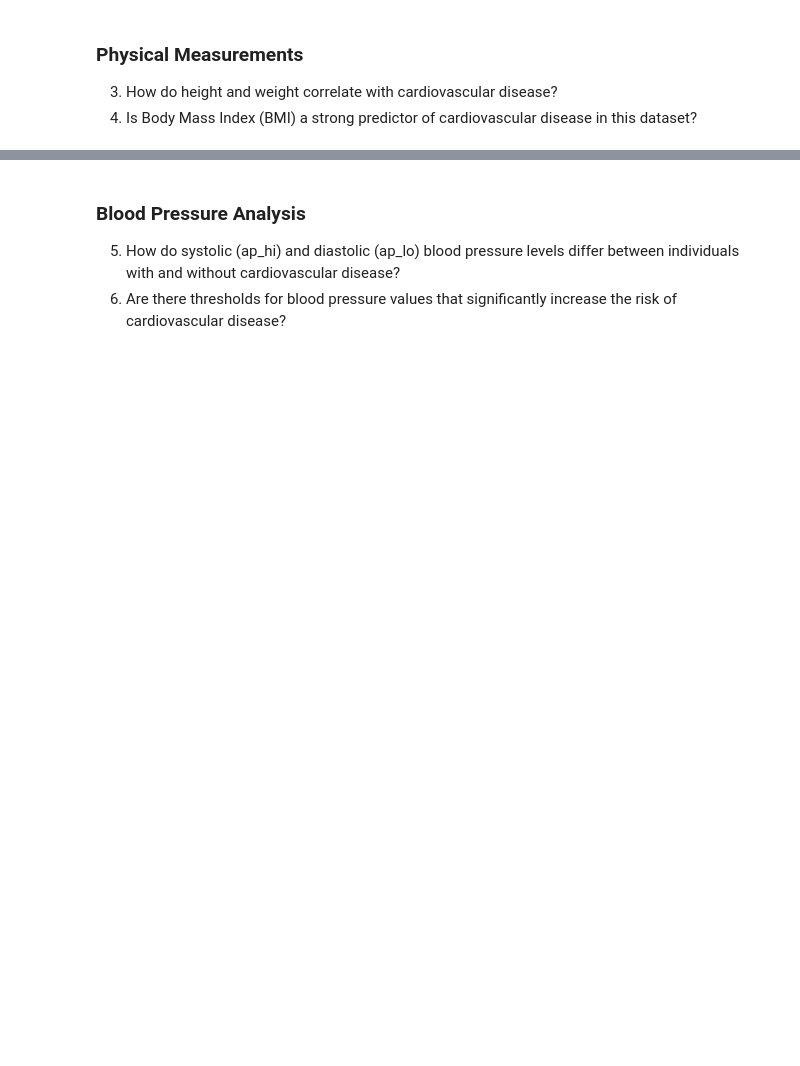
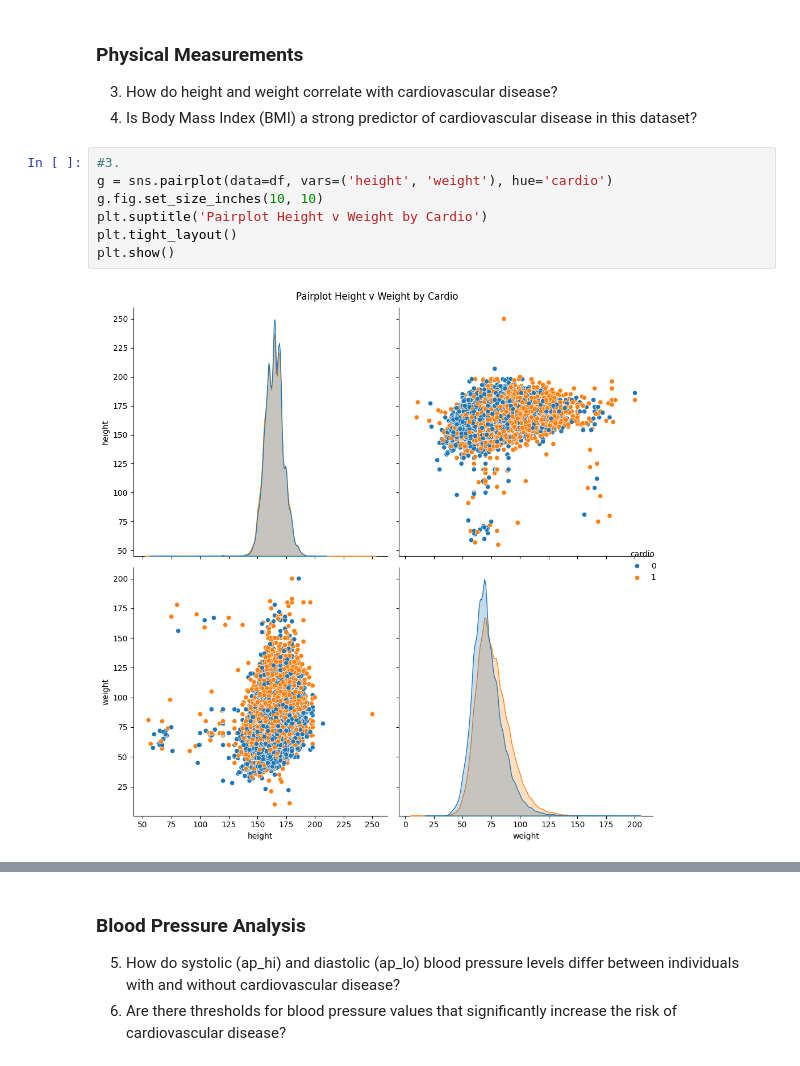
Before and after one commit to BrainsCorp/Data-Science-Stuff, a Jupyter notebook: predicting_cardio_disease/notebooks/0.02-vishal-eda-2.ipynb, the cells around one changed output, grey strips where cells are left out. Cells and saved outputs as stored; diff of their text form; blank space fills up the shorter version.

```diff
--- a/predicting_cardio_disease/notebooks/0.02-vishal-eda-2.ipynb
+++ b/predicting_cardio_disease/notebooks/0.02-vishal-eda-2.ipynb
@@ -67,3 +99,12 @@ plt.show()
 ### Physical Measurements
 3. How do height and weight correlate with cardiovascular disease?
 4. Is Body Mass Index (BMI) a strong predictor of cardiovascular disease in this dataset?
+# %%
+#3.
+g = sns.pairplot(data=df, vars=('height', 'weight'), hue='cardio')
+g.fig.set_size_inches(10, 10)
+plt.suptitle('Pairplot Height v Weight by Cardio')
+plt.tight_layout()
+plt.show()
+# %% [output]
+[figure, added]
```
Also changed, not shown: parts of 34 cells of this notebook.
